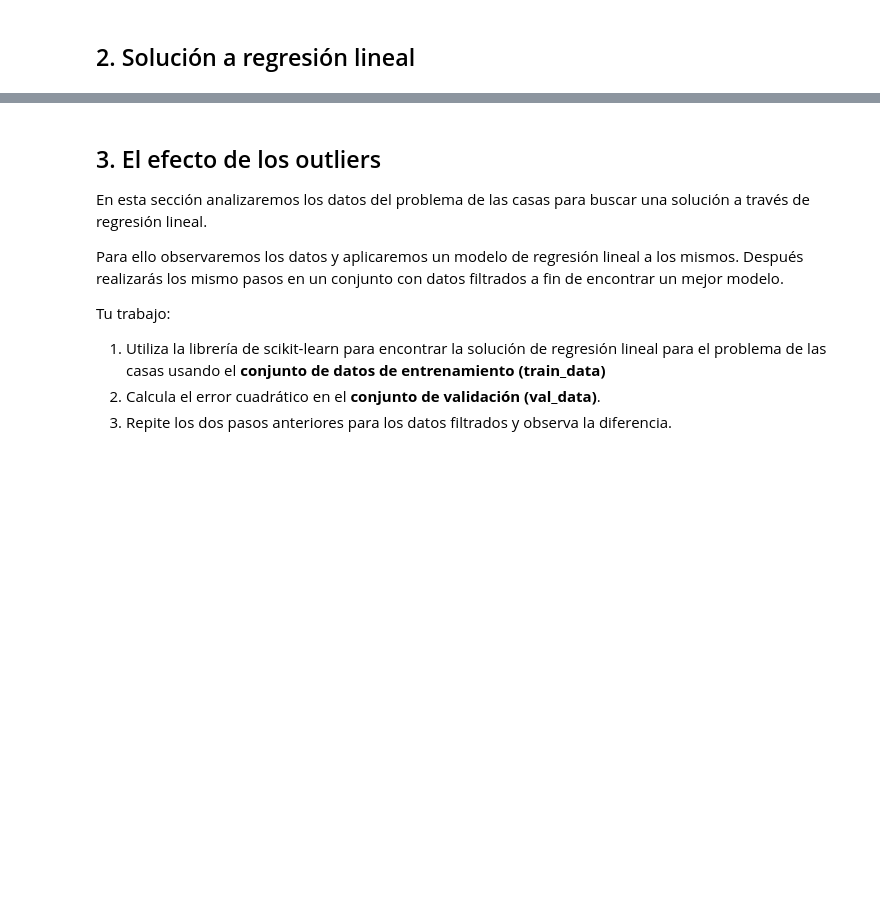
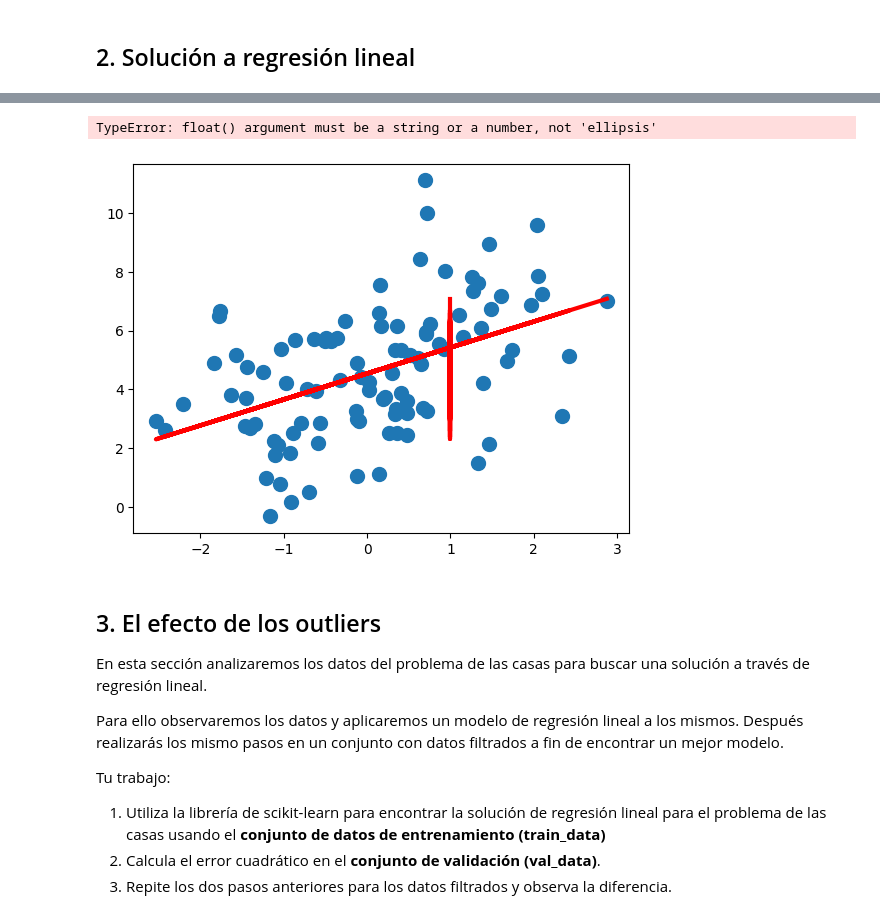
Before and after one commit to AndreNIH/ML23_GPT5, a Jupyter notebook: ml23/ejercicio_1_LinearReg/linear_regression.ipynb, the cells around one changed output, grey strips where cells are left out. Drawn from its saved outputs; the diff is of its cells as text; code cells hidden in the pictures; blank space fills up the shorter version.

```diff
--- a/ml23/ejercicio_1_LinearReg/linear_regression.ipynb
+++ b/ml23/ejercicio_1_LinearReg/linear_regression.ipynb
@@ -96,14 +105,15 @@ plt.legend()
 # %%
 ## 2.4 TODO: Calcula la suma de errores cuadrádos
-residual = ...
+residual = np.linalg.norm((y-y_hat)**2)
 
 ## 2.5 TODO: Compara los resultados con la función integrada de numpy 'np.linalg.lstsq'
+np.linalg.lstsq(X,y) #added
 
 # Graficando
 plt.plot(X, y, 'o', label='Datos originales', markersize=10)
 
 # TODO: Grafica la linea resultante de TU modelo como en la sección anterior
-plt.plot(..., ..., 'r', lw=3, label='Linea resultante')
+plt.plot(X_augmented, y_hat, 'r', lw=3, label='Linea resultante')
 
 # TODO: Grafica la linea resultante de scikit-learn como en la sección anterior
 plt.plot(..., ..., ':k', label='función integrada')
@@ -111,5 +121,6 @@ plt.legend()
 plt.show()
 
 # TODO: Imprime y compara la suma de errores cuadrádos calculado por TU metodo y el de numpy
-print("Residuales mios: ", ...)
+print("Residuales mios: ", residual)
 print("Residuales numpy:", ...)
+# %% [output]
@@ -116,3 +129,5 @@ print("Residuales numpy:", ...)
+TypeError: float() argument must be a string or a number, not 'ellipsis'
+[figure, added]
 # %% [markdown]
 ## 3. El efecto de los outliers
 
```
Also changed, not shown: parts of 7 cells of this notebook.
